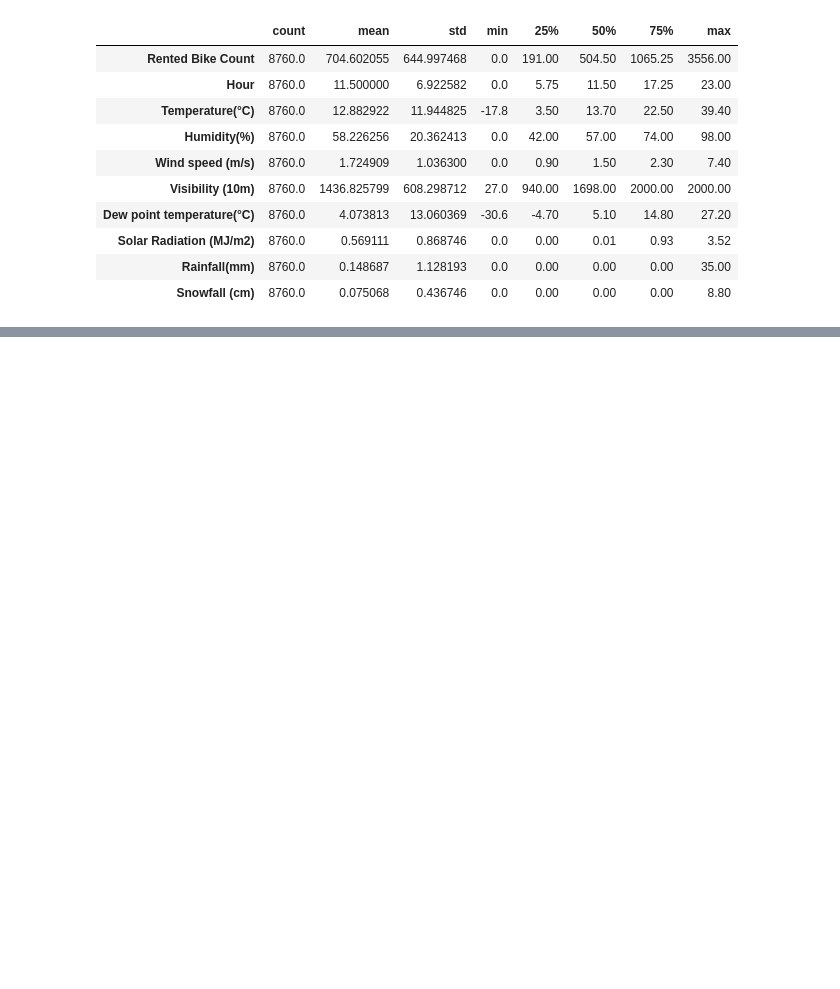
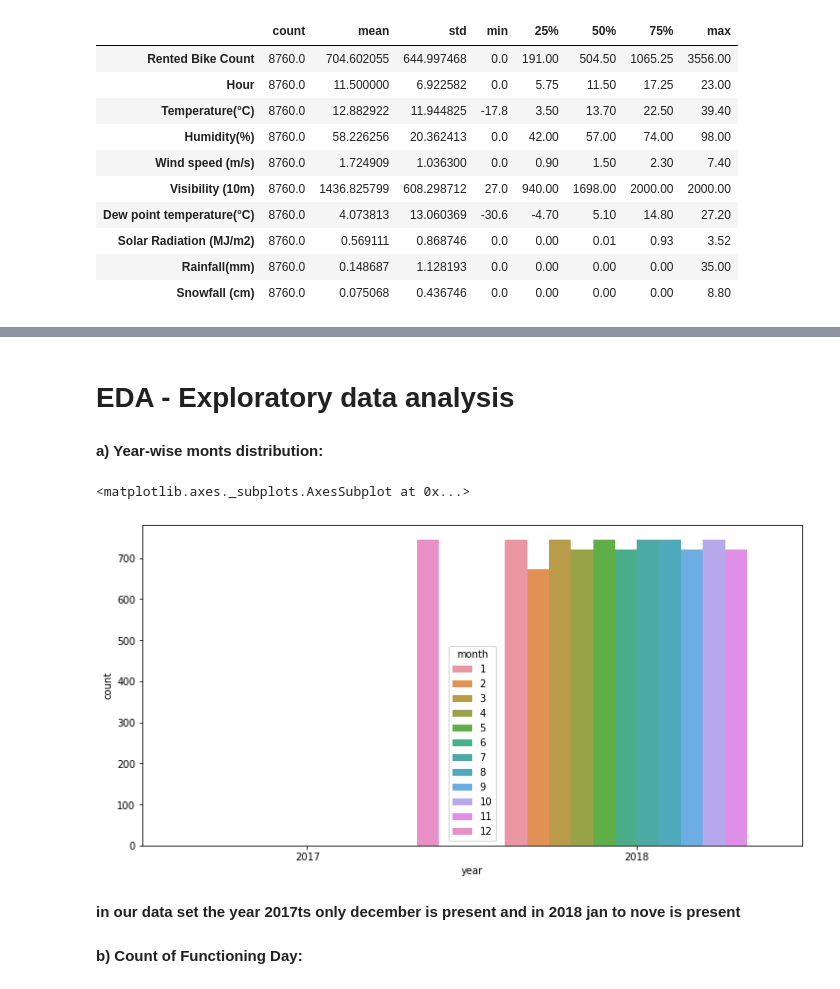
Before and after one commit to 143biswajit/Bike_Sharing_Demand_Prediction, a Jupyter notebook: Bike_Sharing_Demand_Prediction_Capstone_Project.ipynb, the cells around one changed output, grey strips where cells are left out. Saved outputs shown, nothing was run; the diff lists cells and outputs as text; code cells hidden in the pictures; blank space fills up the shorter version.

```diff
--- a/Bike_Sharing_Demand_Prediction_Capstone_Project.ipynb
+++ b/Bike_Sharing_Demand_Prediction_Capstone_Project.ipynb
@@ -180,0 +233,7 @@ df.describe().T
+# %%
+# Renaming the column for simlicity
+df.rename(columns={"Temperature(°C)":"Temperature","Humidity(%)":"Humidity","Wind speed (m/s)":"Wind_speed","Visibility (10m)":"Visibility","Dew point temperature(°C)":"Dew_point_temp","Solar Radiation (MJ/m2)":"Solar_Radiation","Snowfall (cm)":"Snowfall" ,"Rented Bike Count":"Rent_count","Rainfall(mm)":"Rainfall"},inplace=True)
+#separating all date , month and year to get a  better insides from data
+df['year'] = df['Date'].dt.year
+df['month'] = df['Date'].dt.month
+df['day'] = df['Date'].dt.day
@@ -180,0 +280,14 @@ df.describe().T
+# %% [markdown]
+# **EDA - Exploratory data analysis**
+# %% [markdown]
+**a) Year-wise monts distribution:**
+# %%
+plt.figure(figsize =(12,6))
+sns.countplot(x= 'year',hue='month',data=df)
+# %% [output]
+<matplotlib.axes._subplots.AxesSubplot at 0x...>
+[figure, added]
+# %% [markdown]
+**in our data set the year 2017ts only december is present and in 2018 jan to nove is present**
+# %% [markdown]
+**b) Count of Functioning Day:**
```
Also changed, not shown: parts of 38 cells of this notebook.
